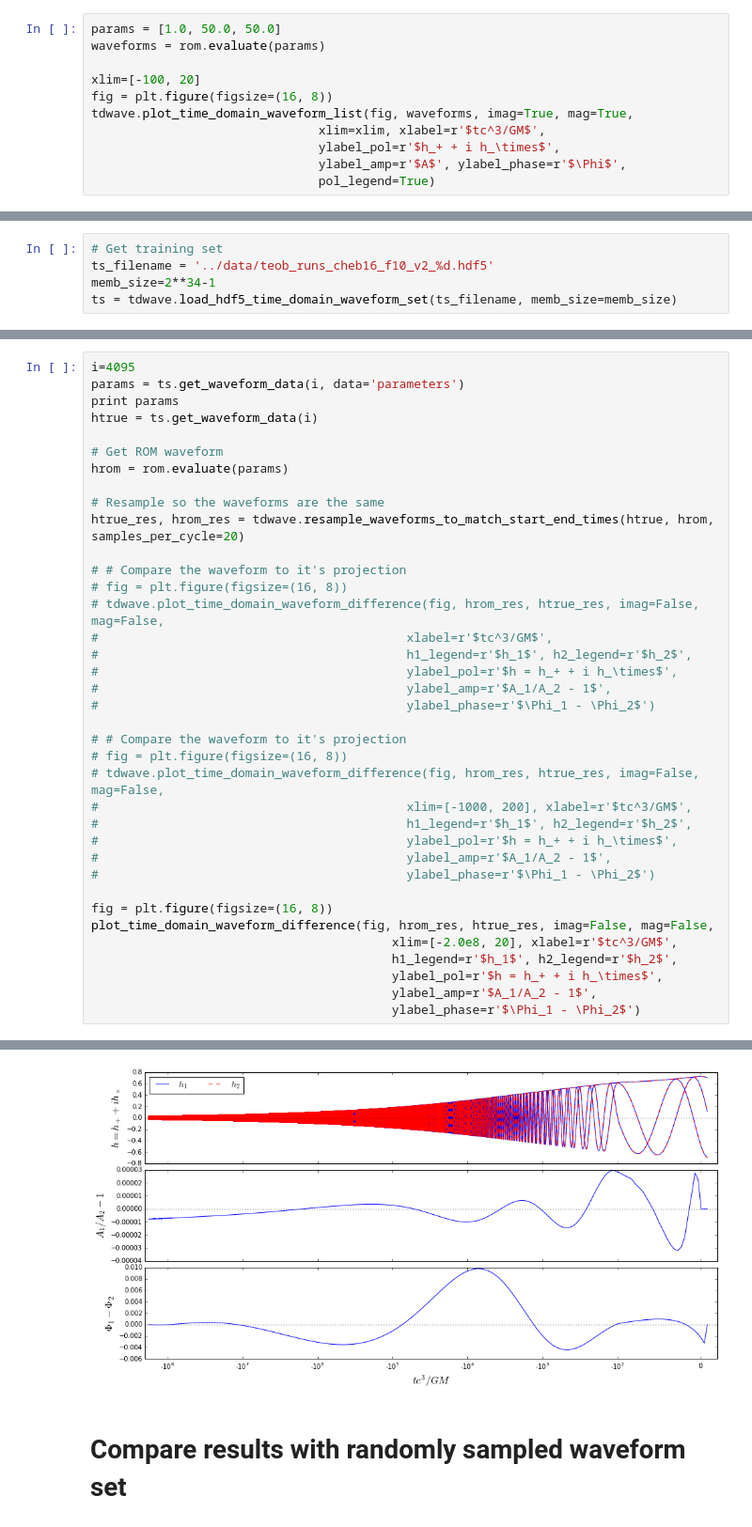
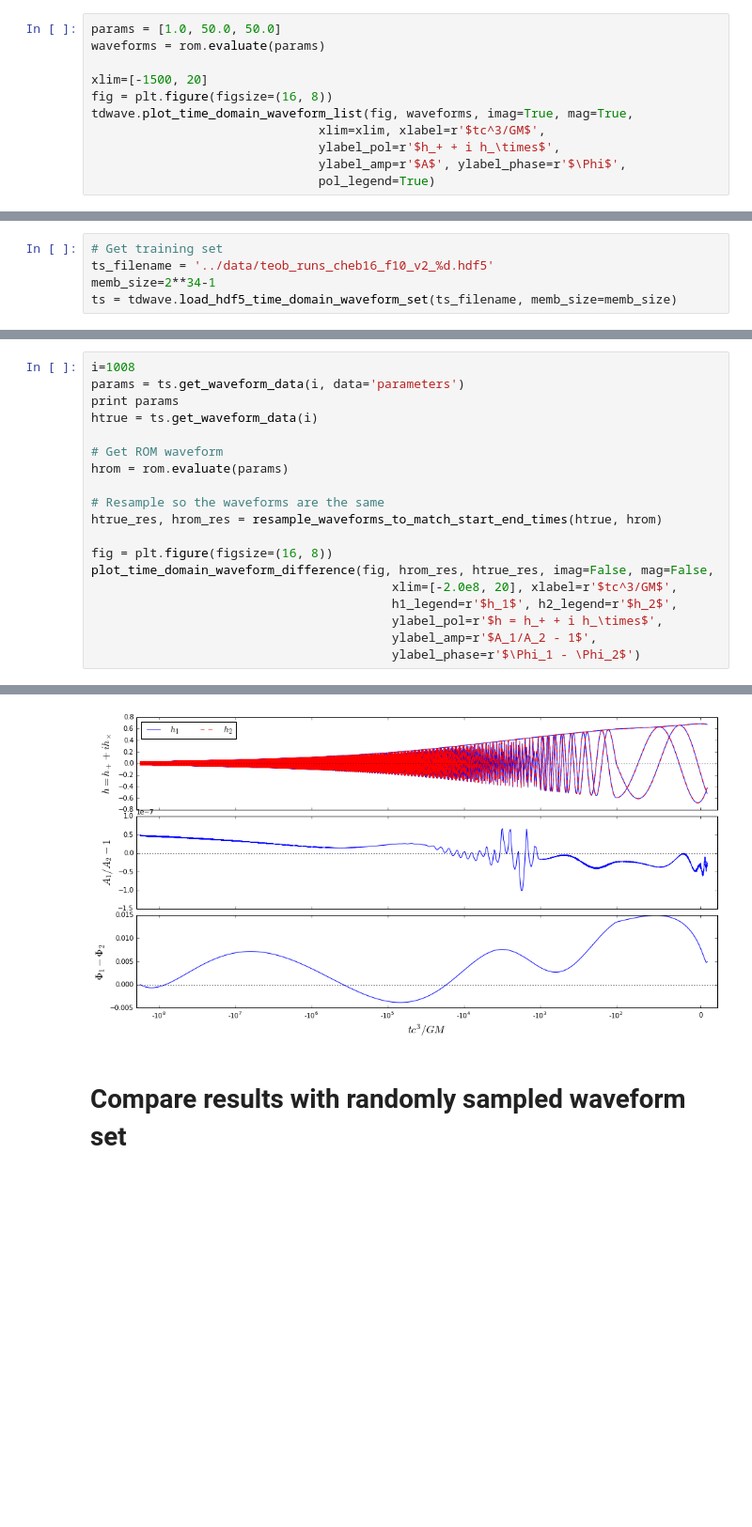
Before and after one commit to benjaminlackey/cbcrom, a Jupyter notebook: notebooks/ROMDiagnostics.ipynb, the cells around one changed output, grey strips where cells are left out. Shown at 94% size. Cells and saved outputs as stored; diff of their text form; blank space fills up the shorter version.

```diff
--- a/notebooks/ROMDiagnostics.ipynb
+++ b/notebooks/ROMDiagnostics.ipynb
@@ -58,7 +58,7 @@ for lam in linspace(50, 5000, 10):
 params = [1.0, 50.0, 50.0]
 waveforms = rom.evaluate(params)
 
-xlim=[-100, 20]
+xlim=[-1500, 20]
 fig = plt.figure(figsize=(16, 8))
 tdwave.plot_time_domain_waveform_list(fig, waveforms, imag=True, mag=True,
                                xlim=xlim, xlabel=r'$tc^3/GM$',
@@ -79,5 +288,5 @@ ts = tdwave.load_hdf5_time_domain_waveform_set(ts_filename, memb_size=memb_size)
 # %%
-i=4095
+i=1008
 params = ts.get_waveform_data(i, data='parameters')
 print params
 htrue = ts.get_waveform_data(i)
@@ -86,25 +295,7 @@ htrue = ts.get_waveform_data(i)
 hrom = rom.evaluate(params)
 
 # Resample so the waveforms are the same
-htrue_res, hrom_res = tdwave.resample_waveforms_to_match_start_end_times(htrue, hrom, samples_per_cycle=20)
-
-# # Compare the waveform to it's projection
-# fig = plt.figure(figsize=(16, 8))
-# tdwave.plot_time_domain_waveform_difference(fig, hrom_res, htrue_res, imag=False, mag=False,
-#                                          xlabel=r'$tc^3/GM$',
-#                                          h1_legend=r'$h_1$', h2_legend=r'$h_2$',
-#                                          ylabel_pol=r'$h = h_+ + i h_\times$',
-#                                          ylabel_amp=r'$A_1/A_2 - 1$',
-#                                          ylabel_phase=r'$\Phi_1 - \Phi_2$')
-
-# # Compare the waveform to it's projection
-# fig = plt.figure(figsize=(16, 8))
-# tdwave.plot_time_domain_waveform_difference(fig, hrom_res, htrue_res, imag=False, mag=False,
-#                                          xlim=[-1000, 200], xlabel=r'$tc^3/GM$',
-#                                          h1_legend=r'$h_1$', h2_legend=r'$h_2$',
-#                                          ylabel_pol=r'$h = h_+ + i h_\times$',
-#                                          ylabel_amp=r'$A_1/A_2 - 1$',
-#                                          ylabel_phase=r'$\Phi_1 - \Phi_2$')
+htrue_res, hrom_res = resample_waveforms_to_match_start_end_times(htrue, hrom)
 
 fig = plt.figure(figsize=(16, 8))
 plot_time_domain_waveform_difference(fig, hrom_res, htrue_res, imag=False, mag=False,
@@ -120,4 +311,4 @@ plot_time_domain_waveform_difference(fig, hrom_res, htrue_res, imag=False, mag=F
-[figure, old version]
+[figure, new version]
 # %% [markdown]
 # Compare results with randomly sampled waveform set
 # %%
```
Also changed, not shown: parts of 40 cells of this notebook, 15 other files.
